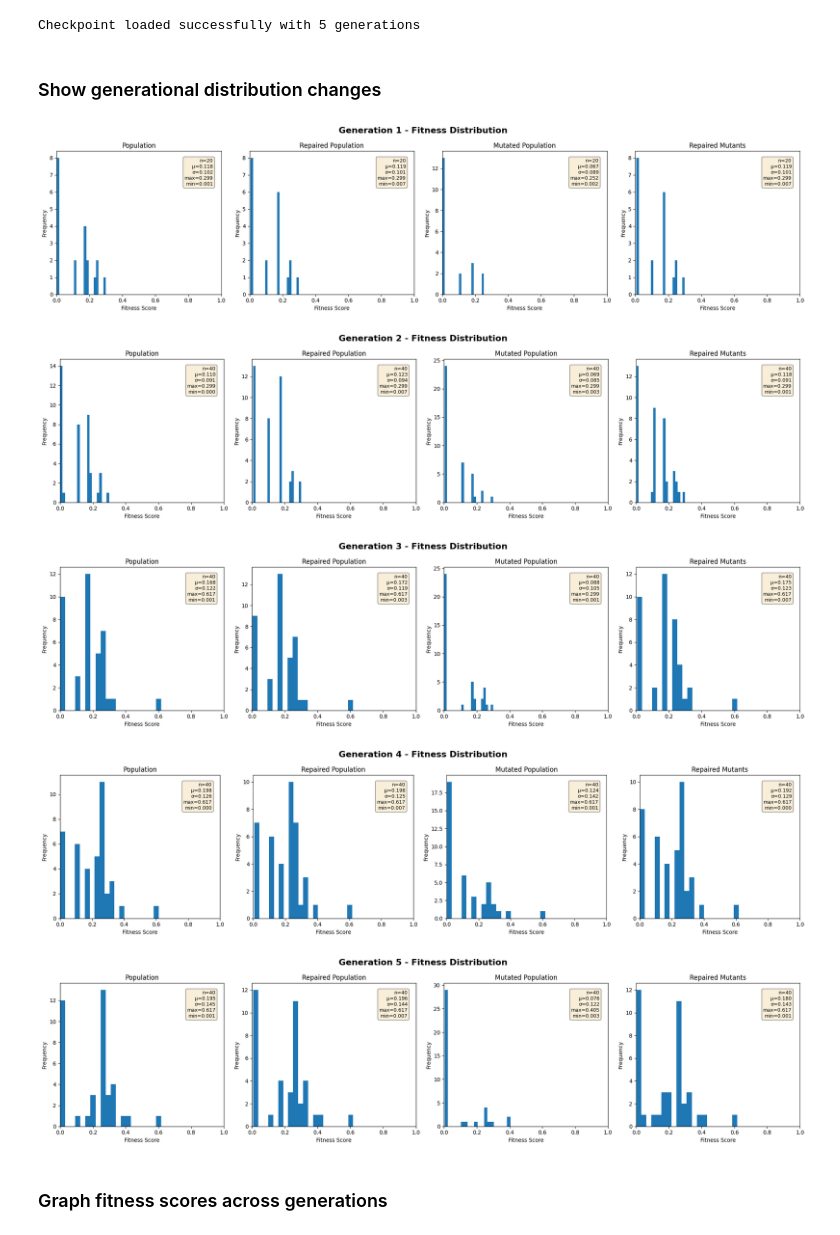
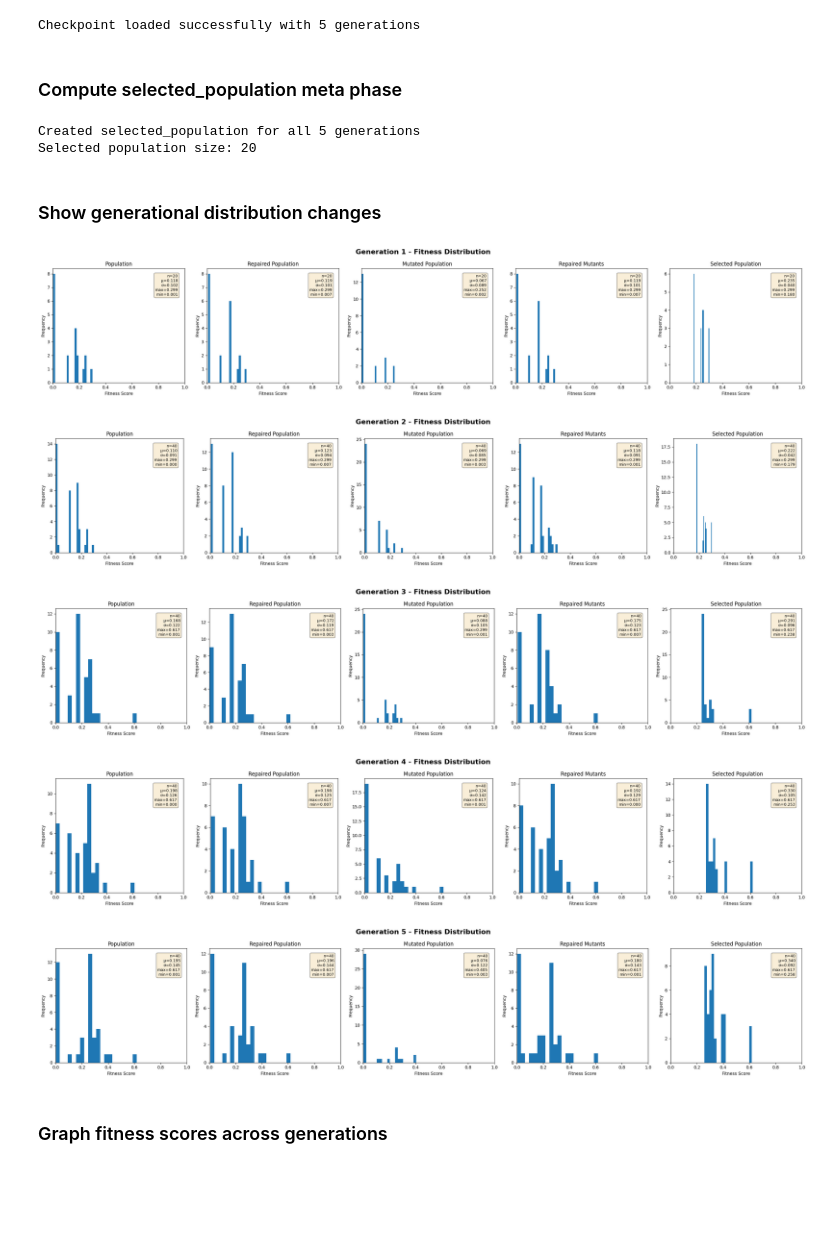
Before and after one commit to schladt/GIMC, a Jupyter notebook: genetic_improvement/results-visualization.ipynb, the cells around one changed output. Cells and saved outputs as stored; diff of their text form; code cells hidden in the pictures; blank space fills up the shorter version.

Commit message:
Bug Fix: add selection operation as meta phase and remove full loop analysis as it was just bad math

```diff
--- a/genetic_improvement/results-visualization.ipynb
+++ b/genetic_improvement/results-visualization.ipynb
@@ -35,6 +35,36 @@ with open(checkpoint_path, 'rb') as f:
     print(f"Checkpoint loaded successfully with {len(checkpoint)} generations")
 # %% [output]
 Checkpoint loaded successfully with 5 generations
+# %% [markdown]
+### Compute selected_population meta phase
+# %%
+# For each generation, create a selected_population consisting of the top N individuals
+# across all phases, where N is the initial population size
+for generation in checkpoint:
+    # Get initial population size
+    N = len(generation["population"])
+
+    # Combine all individuals from all phases
+    all_individuals = []
+    all_individuals.extend(generation["population"])
+    all_individuals.extend(generation["repaired_population"])
+    all_individuals.extend(generation["mutated_population"])
+    all_individuals.extend(generation["repaired_mutants"])
+
+    # Sort by fitness (descending) and select top N
+    all_individuals_sorted = sorted(all_individuals,
+                                   key=lambda g: g.get_candidate().get_fitness(),
+                                   reverse=True)
+    selected_population = all_individuals_sorted[:N]
+
+    # Add to generation dictionary
+    generation["selected_population"] = selected_population
+
+print(f"Created selected_population for all {len(checkpoint)} generations")
+print(f"Selected population size: {len(checkpoint[0]['selected_population'])}")
+# %% [output]
+Created selected_population for all 5 generations
+Selected population size: 20
 # %% [markdown]
 ### Show generational distribution changes
 # %%
@@ -54,21 +84,23 @@ elif fixed_x_axis:
         all_fitness_scores.extend([genome.get_candidate().get_fitness() for genome in generation["repaired_population"]])
         all_fitness_scores.extend([genome.get_candidate().get_fitness() for genome in generation["mutated_population"]])
         all_fitness_scores.extend([genome.get_candidate().get_fitness() for genome in generation["repaired_mutants"]])
+        all_fitness_scores.extend([genome.get_candidate().get_fitness() for genome in generation["selected_population"]])
     global_min = min(all_fitness_scores) if all_fitness_scores else 0.0
     global_max = max(all_fitness_scores) if all_fitness_scores else 1.0
     x_limits = (global_min, global_max)
 else:
     x_limits = None
 
-# for each generation, load results for all phases (population, repaired_population, mutated_population, repaired_mutants)
+# for each generation, load results for all phases (population, repaired_population, mutated_population, repaired_mutants, selected_population)
 for gen_idx, generation in enumerate(checkpoint):
     population = generation["population"]
     repaired_population = generation["repaired_population"]
     mutated_population = generation["mutated_population"]
     repaired_mutants = generation["repaired_mutants"]
+    selected_population = generation["selected_population"]
 
-    # Create a figure with 1 row and 4 columns
-    fig, axes = plt.subplots(1, 4, figsize=(20, 5))
+    # Create a figure with 1 row and 5 columns
+    fig, axes = plt.subplots(1, 5, figsize=(25, 5))
     fig.suptitle(f"Generation {gen_idx + 1} - Fitness Distribution", fontsize=16, fontweight='bold')
 
     # Population
@@ -115,38 +147,55 @@ for gen_idx, generation in enumerate(checkpoint):
     axes[2].hist(fitness_scores, bins=bins, alpha=alpha)
     axes[2].set_title("Mutated Population")
     axes[2].set_xlabel("Fitness Score")
     axes[2].set_ylabel("Frequency")
     if x_limits:
         axes[2].set_xlim(x_limits)
     axes[2].text(0.95, 0.95, f'n={n}\nμ={mean_fitness:.3f}\nσ={stdev_fitness:.3f}\nmax={max_fitness:.3f}\nmin={min_fitness:.3f}',
                  transform=axes[2].transAxes, fontsize=9, verticalalignment='top', horizontalalignment='right',
                  bbox=dict(boxstyle='round', facecolor='wheat', alpha=0.5))
 
     # Repaired Mutants
     fitness_scores = [genome.get_candidate().get_fitness() for genome in repaired_mutants]
     mean_fitness = np.mean(fitness_scores) if fitness_scores else 0.0
     max_fitness = np.max(fitness_scores) if fitness_scores else 0.0
     min_fitness = np.min(fitness_scores) if fitness_scores else 0.0
     stdev_fitness = np.std(fitness_scores) if fitness_scores else 0.0
     n = len(fitness_scores)
     axes[3].hist(fitness_scores, bins=bins, alpha=alpha)
     axes[3].set_title("Repaired Mutants")
     axes[3].set_xlabel("Fitness Score")
     axes[3].set_ylabel("Frequency")
     if x_limits:
         axes[3].set_xlim(x_limits)
     axes[3].text(0.95, 0.95, f'n={n}\nμ={mean_fitness:.3f}\nσ={stdev_fitness:.3f}\nmax={max_fitness:.3f}\nmin={min_fitness:.3f}',
                  transform=axes[3].transAxes, fontsize=9, verticalalignment='top', horizontalalignment='right',
                  bbox=dict(boxstyle='round', facecolor='wheat', alpha=0.5))
 
+    # Selected Population (Top N across all phases)
+    fitness_scores = [genome.get_candidate().get_fitness() for genome in selected_population]
+    mean_fitness = np.mean(fitness_scores) if fitness_scores else 0.0
+    max_fitness = np.max(fitness_scores) if fitness_scores else 0.0
+    min_fitness = np.min(fitness_scores) if fitness_scores else 0.0
+    stdev_fitness = np.std(fitness_scores) if fitness_scores else 0.0
+    n = len(fitness_scores)
+    axes[4].hist(fitness_scores, bins=bins, alpha=alpha)
+    axes[4].set_title("Selected Population")
+    axes[4].set_xlabel("Fitness Score")
+    axes[4].set_ylabel("Frequency")
+    if x_limits:
+        axes[4].set_xlim(x_limits)
+    axes[4].text(0.95, 0.95, f'n={n}\nμ={mean_fitness:.3f}\nσ={stdev_fitness:.3f}\nmax={max_fitness:.3f}\nmin={min_fitness:.3f}',
+                 transform=axes[4].transAxes, fontsize=9, verticalalignment='top', horizontalalignment='right',
+                 bbox=dict(boxstyle='round', facecolor='wheat', alpha=0.5))
+
     plt.tight_layout()
     plt.show()
 # %% [output]
-[figure, old version]
+[figure, new version]
-[figure, old version]
+[figure, new version]
-[figure, old version]
+[figure, new version]
-[figure, old version]
+[figure, new version]
-[figure, old version]
+[figure, new version]
 # %% [markdown]
 ### Graph fitness scores across generations
 # %%
```
Also changed, not shown: parts of 4 cells of this notebook.
